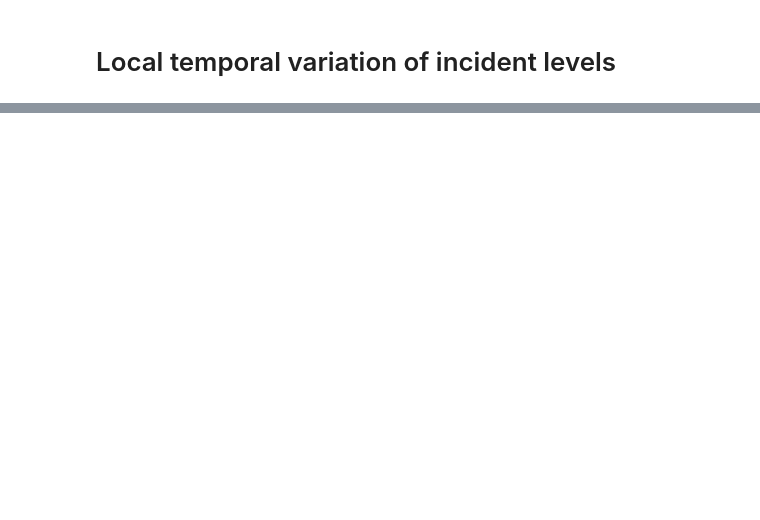
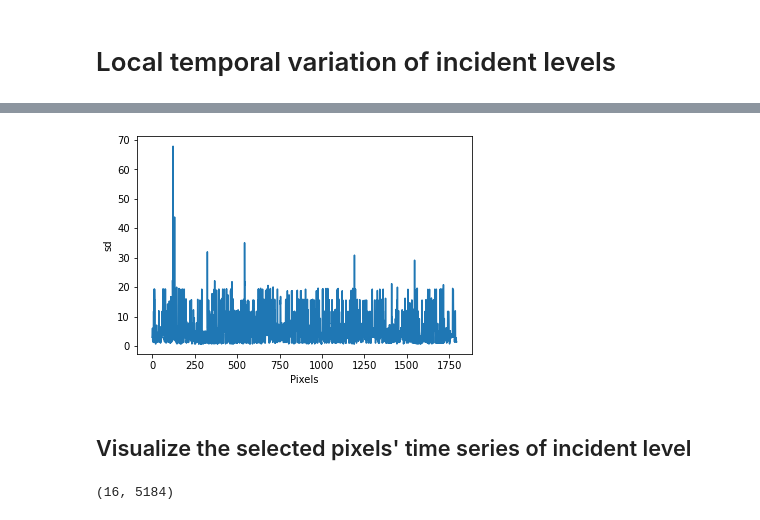
Before and after one commit to jingyan-li/TrafficForecastUnetInterpret-Python, a Jupyter notebook: eda/IncidentLevel.ipynb, the cells around one changed output, grey strips where cells are left out. Cells and saved outputs as stored; diff of their text form; code cells hidden in the pictures; blank space fills up the shorter version.

```diff
--- a/eda/IncidentLevel.ipynb
+++ b/eda/IncidentLevel.ipynb
@@ -141,0 +222,13 @@ df.sort_values("percent", ascending=False)
+# %%
+plt.plot(sd)
+plt.xlabel("Pixels")
+plt.ylabel("sd")
+plt.show()
+# %% [output]
+[figure, added]
+# %% [markdown]
+## Visualize the selected pixels' time series of incident level
+# %%
+day_incident_timeseries[sd>20].shape
+# %% [output]
+(16, 5184)
```
Also changed, not shown: parts of 23 cells of this notebook, 1 other file.
